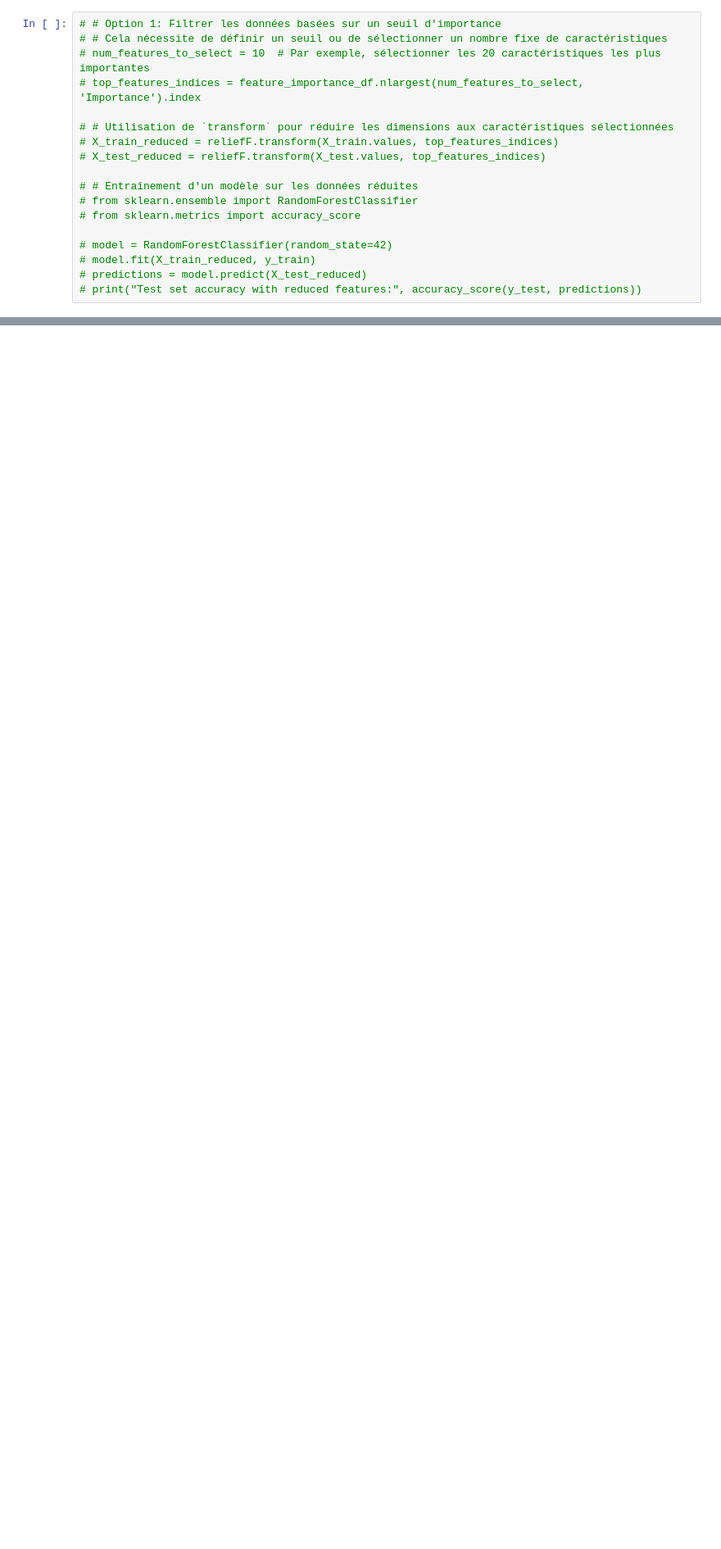
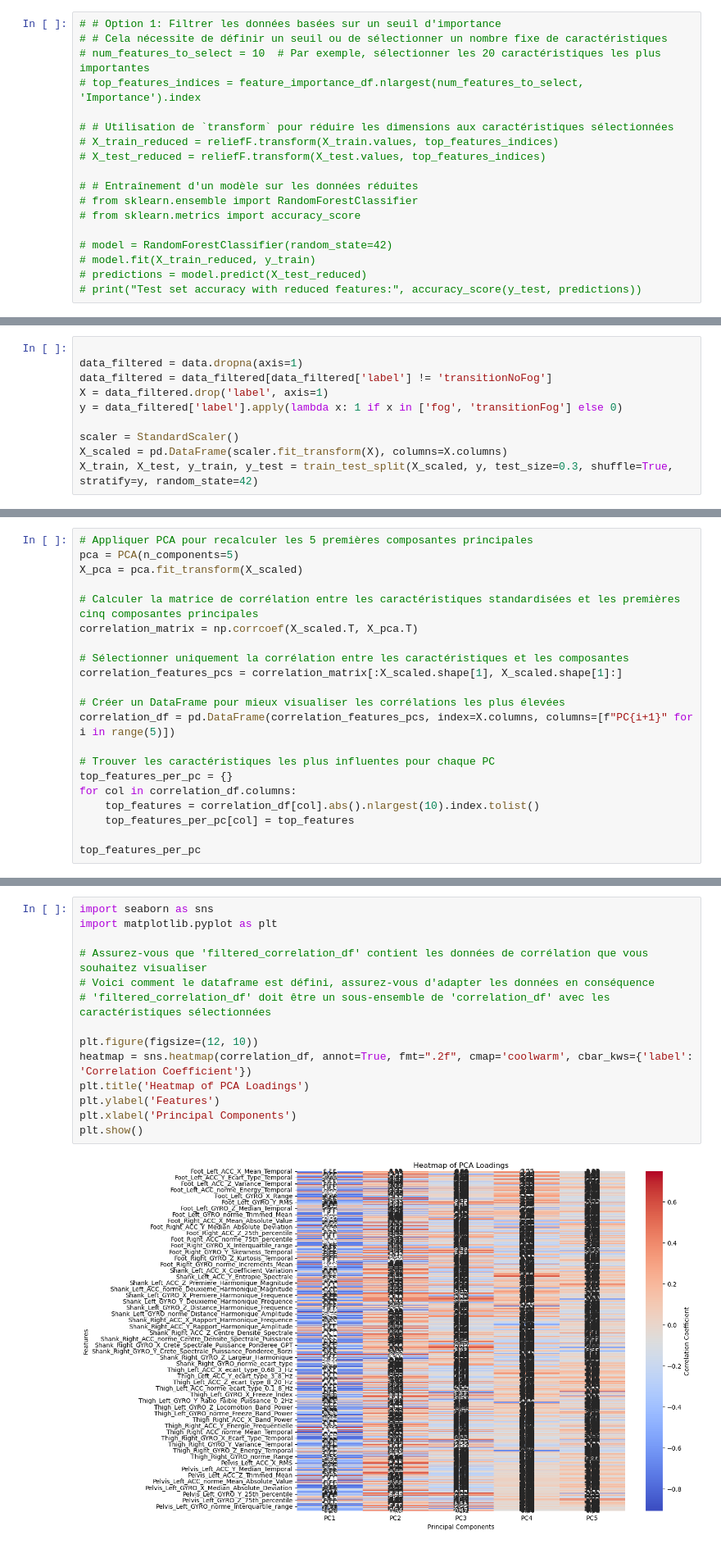
Before and after one commit to Anthoplc/Detect-FOG, a Jupyter notebook: code/relief_f.ipynb, the cells around one changed output, grey strips where cells are left out. Shown at 82% size. Saved outputs shown, nothing was run; the diff lists cells and outputs as text; blank space fills up the shorter version.

```diff
--- a/code/relief_f.ipynb
+++ b/code/relief_f.ipynb
@@ -1596,0 +2446,10 @@ Best cross-validated score: 1.0
+# %%
+
+data_filtered = data.dropna(axis=1)
+data_filtered = data_filtered[data_filtered['label'] != 'transitionNoFog']
+X = data_filtered.drop('label', axis=1)
+y = data_filtered['label'].apply(lambda x: 1 if x in ['fog', 'transitionFog'] else 0)
+
+scaler = StandardScaler()
+X_scaled = pd.DataFrame(scaler.fit_transform(X), columns=X.columns)
+X_train, X_test, y_train, y_test = train_test_split(X_scaled, y, test_size=0.3, shuffle=True, stratify=y, random_state=42)
@@ -1596,0 +2491,21 @@ Best cross-validated score: 1.0
+# %%
+# Appliquer PCA pour recalculer les 5 premières composantes principales
+pca = PCA(n_components=5)
+X_pca = pca.fit_transform(X_scaled)
+
+# Calculer la matrice de corrélation entre les caractéristiques standardisées et les premières cinq composantes principales
+correlation_matrix = np.corrcoef(X_scaled.T, X_pca.T)
+
+# Sélectionner uniquement la corrélation entre les caractéristiques et les composantes
+correlation_features_pcs = correlation_matrix[:X_scaled.shape[1], X_scaled.shape[1]:]
+
+# Créer un DataFrame pour mieux visualiser les corrélations les plus élevées
+correlation_df = pd.DataFrame(correlation_features_pcs, index=X.columns, columns=[f"PC{i+1}" for i in range(5)])
+
+# Trouver les caractéristiques les plus influentes pour chaque PC
+top_features_per_pc = {}
+for col in correlation_df.columns:
+    top_features = correlation_df[col].abs().nlargest(10).index.tolist()
+    top_features_per_pc[col] = top_features
+
+top_features_per_pc
@@ -1596,0 +2530,16 @@ Best cross-validated score: 1.0
+# %%
+import seaborn as sns
+import matplotlib.pyplot as plt
+
+# Assurez-vous que 'filtered_correlation_df' contient les données de corrélation que vous souhaitez visualiser
+# Voici comment le dataframe est défini, assurez-vous d'adapter les données en conséquence
+# 'filtered_correlation_df' doit être un sous-ensemble de 'correlation_df' avec les caractéristiques sélectionnées
+
+plt.figure(figsize=(12, 10))
+heatmap = sns.heatmap(correlation_df, annot=True, fmt=".2f", cmap='coolwarm', cbar_kws={'label': 'Correlation Coefficient'})
+plt.title('Heatmap of PCA Loadings')
+plt.ylabel('Features')
+plt.xlabel('Principal Components')
+plt.show()
+# %% [output]
+[figure, added]
```
Also changed, not shown: parts of 40 cells of this notebook, 14 other files.
